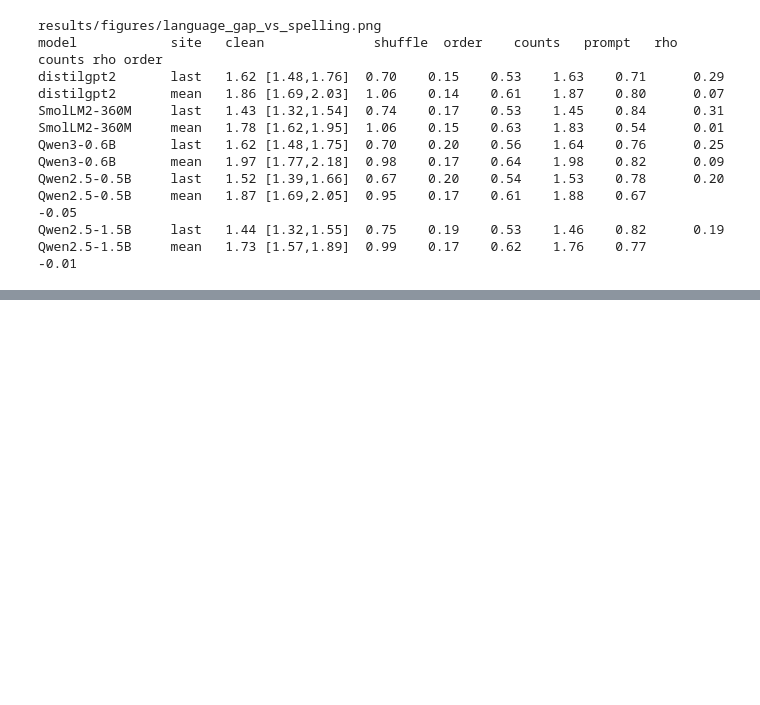
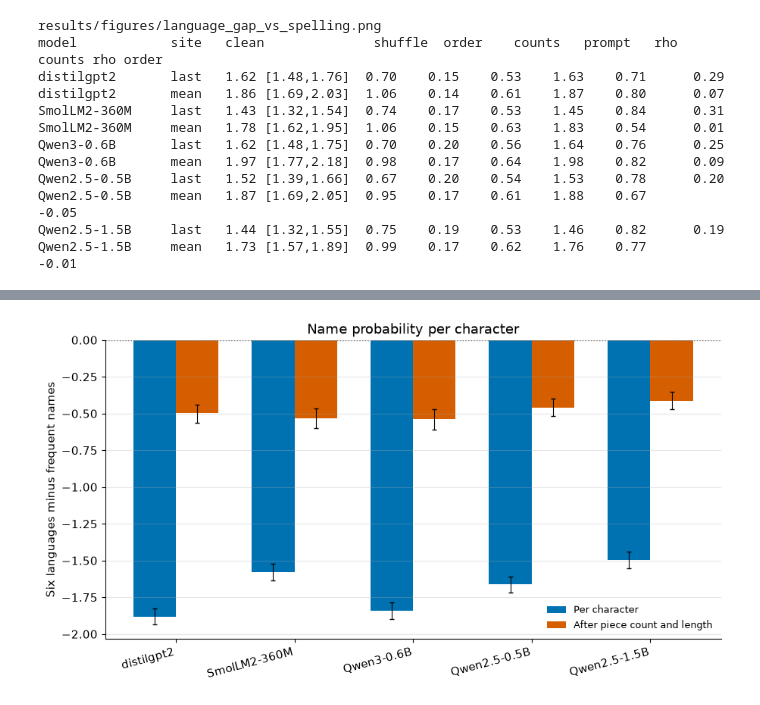
Before and after one commit to amanishimwe/names-bechmark, a Jupyter notebook: notebooks/language_visualizations.ipynb, the cells around one changed output, grey strips where cells are left out. Drawn from its saved outputs; the diff is of its cells as text; code cells hidden in the pictures; blank space fills up the shorter version.

```diff
--- a/notebooks/language_visualizations.ipynb
+++ b/notebooks/language_visualizations.ipynb
@@ -644,6 +794,7 @@ for filename, label in PUBLISH_FILES:
 if not publish:
     raise FileNotFoundError("results/publish is empty")
 
+
 def condition_value(block, name):
     clean = block["clean"]
     if name == "clean":
@@ -654,7 +805,10 @@ def condition_value(block, name):
         point = item["english_orthogonal_over_language_gap"]
         low, high = item["bootstrap"]["centroid_ratio"]["ci95"]
     elif name == "shuffle":
-        draws = [item["english_orthogonal_over_language_gap"] for item in block["shuffled"]["at_clean_layer"]]
+        draws = [
+            item["english_orthogonal_over_language_gap"]
+            for item in block["shuffled"]["at_clean_layer"]
+        ]
         point = float(np.mean(draws))
         low, high = min(draws), max(draws)
     elif name == "order":
@@ -669,6 +823,7 @@ def condition_value(block, name):
         raise KeyError(name)
     return point, point - low, high - point
 
+
 CONDITIONS = [
     ("clean", "Clean names", "#222222"),
     ("prompt", "Second sentence", "#0072B2"),
@@ -676,10 +831,14 @@ CONDITIONS = [
     ("order", "Letter order removed", "#D55E00"),
     ("letters", "Letter counts removed", "#E69F00"),
 ]
-fig, axes = plt.subplots(1, 2, figsize=(11.2, 4.8), sharey=True, constrained_layout=True)
+fig, axes = plt.subplots(
+    1, 2, figsize=(11.2, 4.8), sharey=True, constrained_layout=True
+)
 x = np.arange(len(publish))
 width = 0.15
-for ax, site, title in zip(axes, ("last", "mean"), ("Last piece of the name", "Mean of the name's pieces")):
+for ax, site, title in zip(
+    axes, ("last", "mean"), ("Last piece of the name", "Mean of the name's pieces")
+):
     for index, (key, label, color) in enumerate(CONDITIONS):
         points, lows, highs = [], [], []
         for run in publish:
@@ -799,0 +1014,66 @@ Qwen2.5-1.5B     mean   1.73 [1.57,1.89]  0.99    0.17    0.62    1.76    0.77
+# %%
+import shutil
+
+FAIR_FILES = [
+    ("distilgpt2.json", "distilgpt2"),
+    ("HuggingFaceTB__SmolLM2-360M.json", "SmolLM2-360M"),
+    ("Qwen__Qwen3-0.6B.json", "Qwen3-0.6B"),
+    ("Qwen__Qwen2.5-0.5B.json", "Qwen2.5-0.5B"),
+    ("Qwen__Qwen2.5-1.5B.json", "Qwen2.5-1.5B"),
+]
+if "Qwen2.5-1.5B" not in COLORS:
+    COLORS["Qwen2.5-1.5B"] = "#D55E00"
+fairness = []
+for filename, label in FAIR_FILES:
+    path = ROOT / "results" / "fairness" / filename
+    payload = json.loads(path.read_text())
+    if payload.get("error"):
+        raise RuntimeError(f"{label}: {payload['error']}")
+    payload["label"] = label
+    fairness.append(payload)
+
+PAIRS = (
+    ("passed the exam.", "Passed the exam"),
+    ("was hired.", "Was hired"),
+    ("is trusted.", "Is trusted"),
+)
+
+
+def gap_error(report):
+    point = report["difference"]
+    low, high = report["bootstrap_ci95"]
+    return point, point - low, high - point
+
+
+fig, ax = plt.subplots(figsize=(9, 4.8), constrained_layout=True)
+x = np.arange(len(fairness))
+width = 0.36
+for offset, key, label, color in (
+    (-width / 2, "logprob_per_char", "Per character", "#0072B2"),
+    (width / 2, "logprob_per_char_adjusted", "After piece count and length", "#D55E00"),
+):
+    points, lows, highs = [], [], []
+    for run in fairness:
+        point, low, high = gap_error(run["recognition"][key])
+        points.append(point)
+        lows.append(low)
+        highs.append(high)
+    ax.bar(
+        x + offset,
+        points,
+        width,
+        yerr=np.vstack([lows, highs]),
+        color=color,
+        label=label,
+        capsize=2,
+        error_kw={"linewidth": 0.8},
+    )
+ax.axhline(0, color="0.45", linewidth=1, linestyle=":")
+ax.set_xticks(x, [run["label"] for run in fairness], rotation=15, ha="right")
+ax.set_ylabel("Six languages minus frequent names")
+ax.set_title("Name probability per character")
+ax.yaxis.grid(True, alpha=0.3)
+ax.legend(fontsize=9)
+finish(fig, "fairness_recognition.png")
+# %% [output]
+[figure, added]
```
Also changed, not shown: parts of 19 cells of this notebook, 23 other files.
